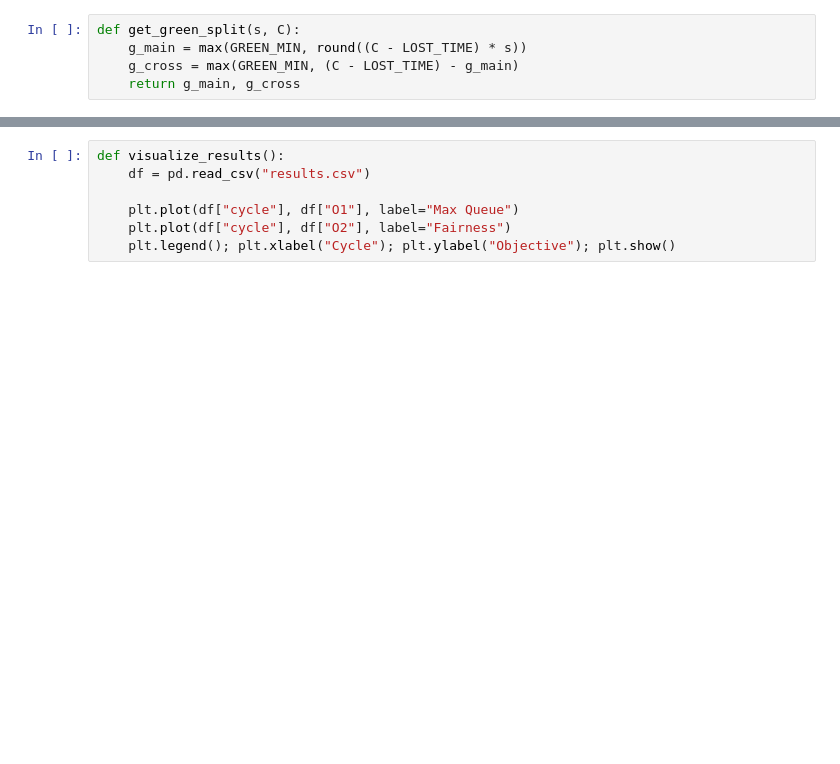
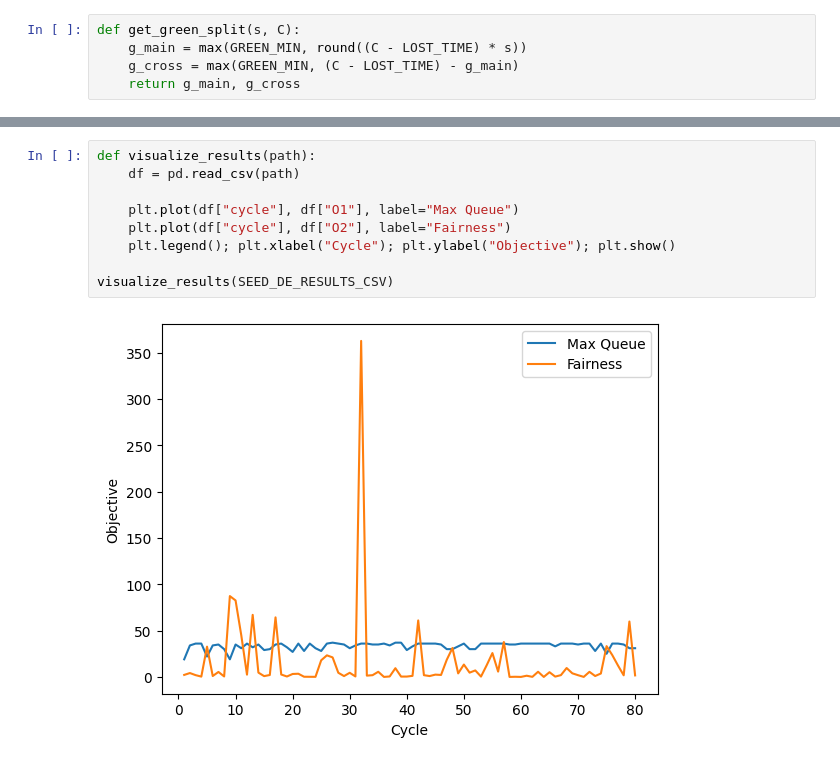
Before and after one commit to Kaos1105/EA_traffic_control, a Jupyter notebook: controller.ipynb, the cells around one changed output, grey strips where cells are left out. Saved outputs shown, nothing was run; the diff lists cells and outputs as text; blank space fills up the shorter version.

```diff
--- a/controller.ipynb
+++ b/controller.ipynb
@@ -251,7 +306,11 @@ FatalTraCIError: Connection closed by SUMO.
 # %%
-def visualize_results():
-    df = pd.read_csv("results.csv")
+def visualize_results(path):
+    df = pd.read_csv(path)
 
     plt.plot(df["cycle"], df["O1"], label="Max Queue")
     plt.plot(df["cycle"], df["O2"], label="Fairness")
     plt.legend(); plt.xlabel("Cycle"); plt.ylabel("Objective"); plt.show()
+
+visualize_results(SEED_DE_RESULTS_CSV)
+# %% [output]
+[figure, added]
```
Also changed, not shown: parts of 9 cells of this notebook, 6 other files.
